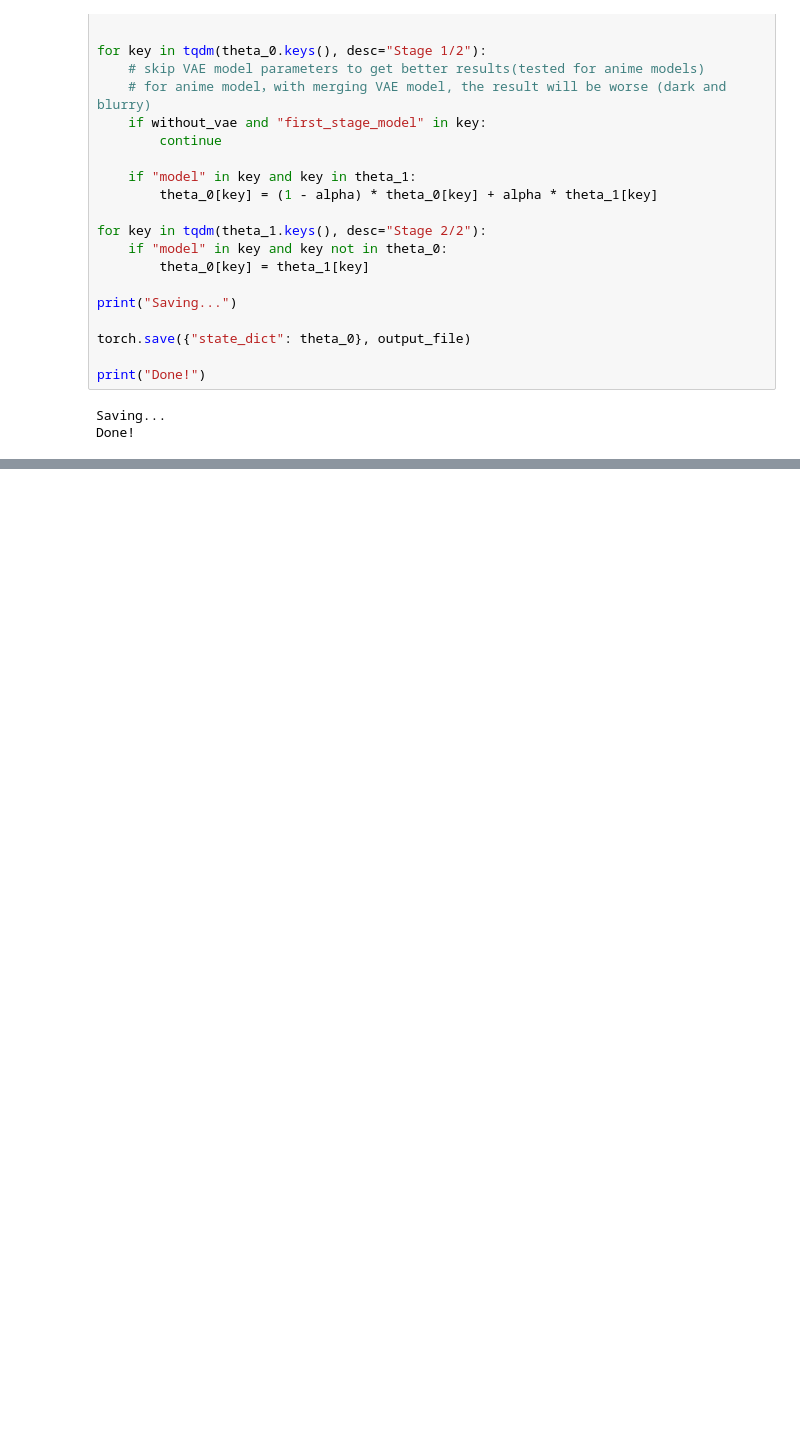
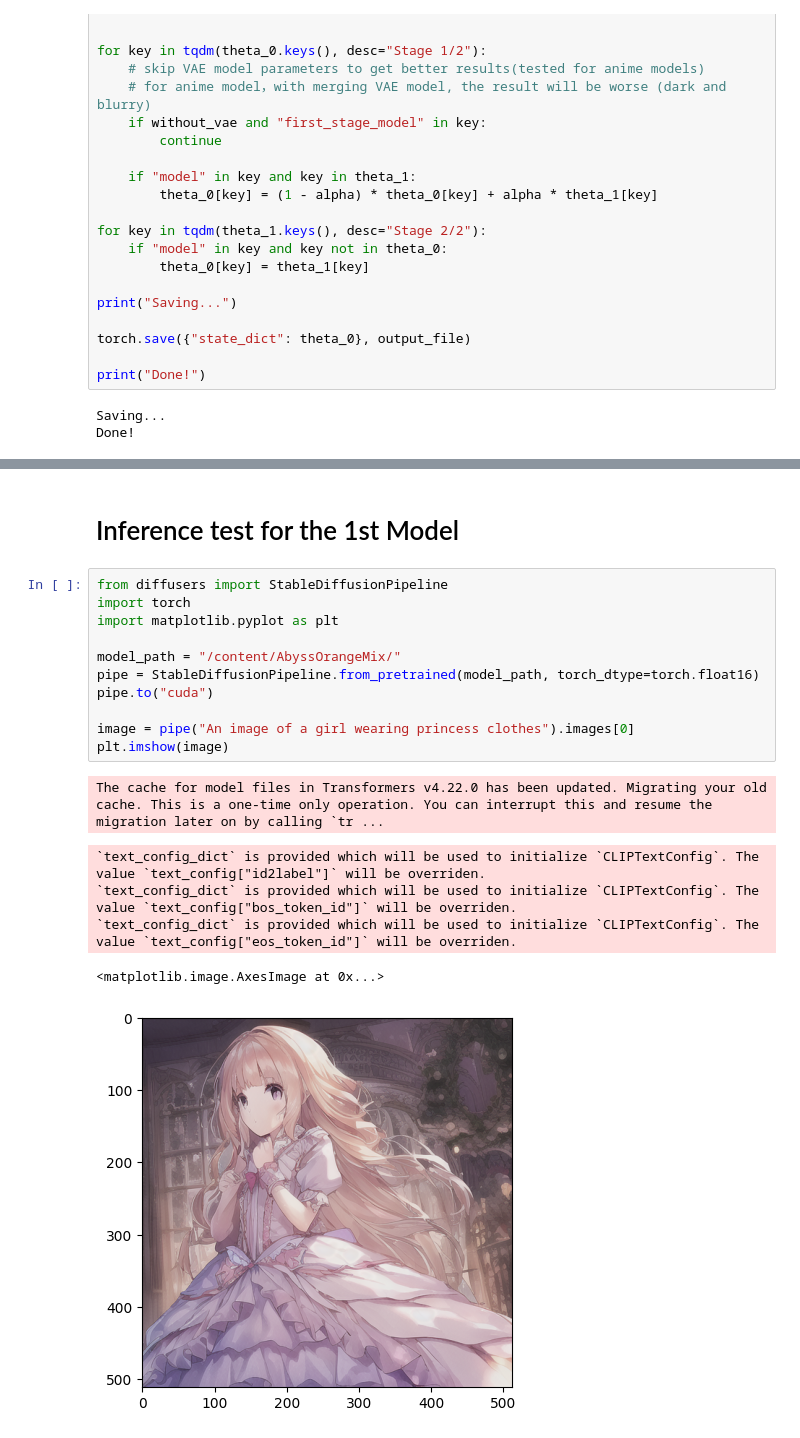
Before and after one commit to kkviper1/StableDiffusion_Asuka, a Jupyter notebook: merge+lora.ipynb, the cells around one changed output, grey strips where cells are left out. Drawn from its saved outputs; the diff is of its cells as text; blank space fills up the shorter version.

Commit message:
Added inference for the 1st model

```diff
--- a/merge+lora.ipynb
+++ b/merge+lora.ipynb
@@ -96,0 +151,20 @@ Done!
+# %% [markdown]
+# Inference test for the 1st Model
+# %%
+from diffusers import StableDiffusionPipeline
+import torch
+import matplotlib.pyplot as plt
+
+model_path = "/content/AbyssOrangeMix/"
+pipe = StableDiffusionPipeline.from_pretrained(model_path, torch_dtype=torch.float16)
+pipe.to("cuda")
+
+image = pipe("An image of a girl wearing princess clothes").images[0]
+plt.imshow(image)
+# %% [output]
+The cache for model files in Transformers v4.22.0 has been updated. Migrating your old cache. This is a one-time only operation. You can interrupt this and resume the migration later on by calling `tr ...
+`text_config_dict` is provided which will be used to initialize `CLIPTextConfig`. The value `text_config["id2label"]` will be overriden.
+`text_config_dict` is provided which will be used to initialize `CLIPTextConfig`. The value `text_config["bos_token_id"]` will be overriden.
+`text_config_dict` is provided which will be used to initialize `CLIPTextConfig`. The value `text_config["eos_token_id"]` will be overriden.
+<matplotlib.image.AxesImage at 0x...>
+[figure, added]
```
Also changed, not shown: parts of 5 cells of this notebook.
